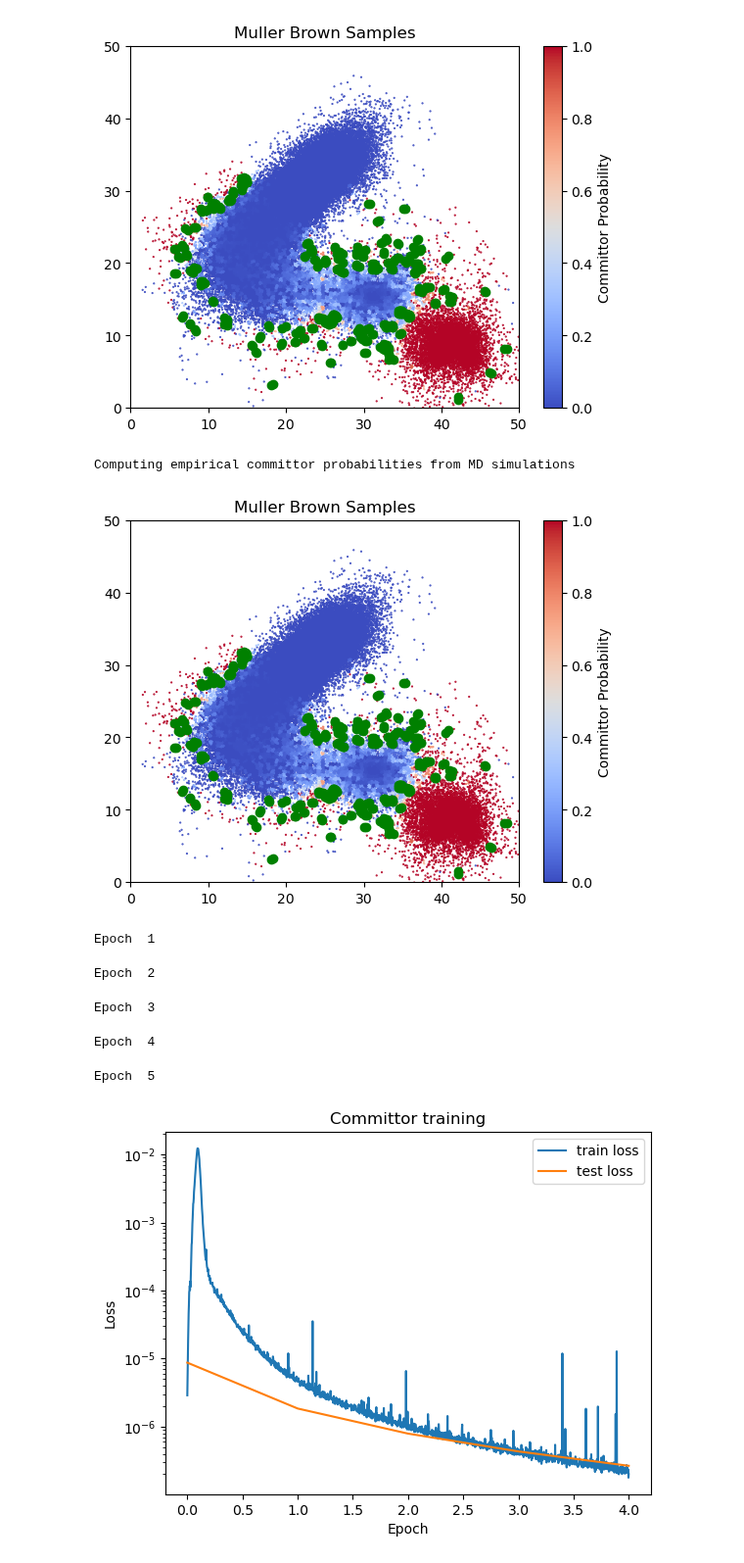
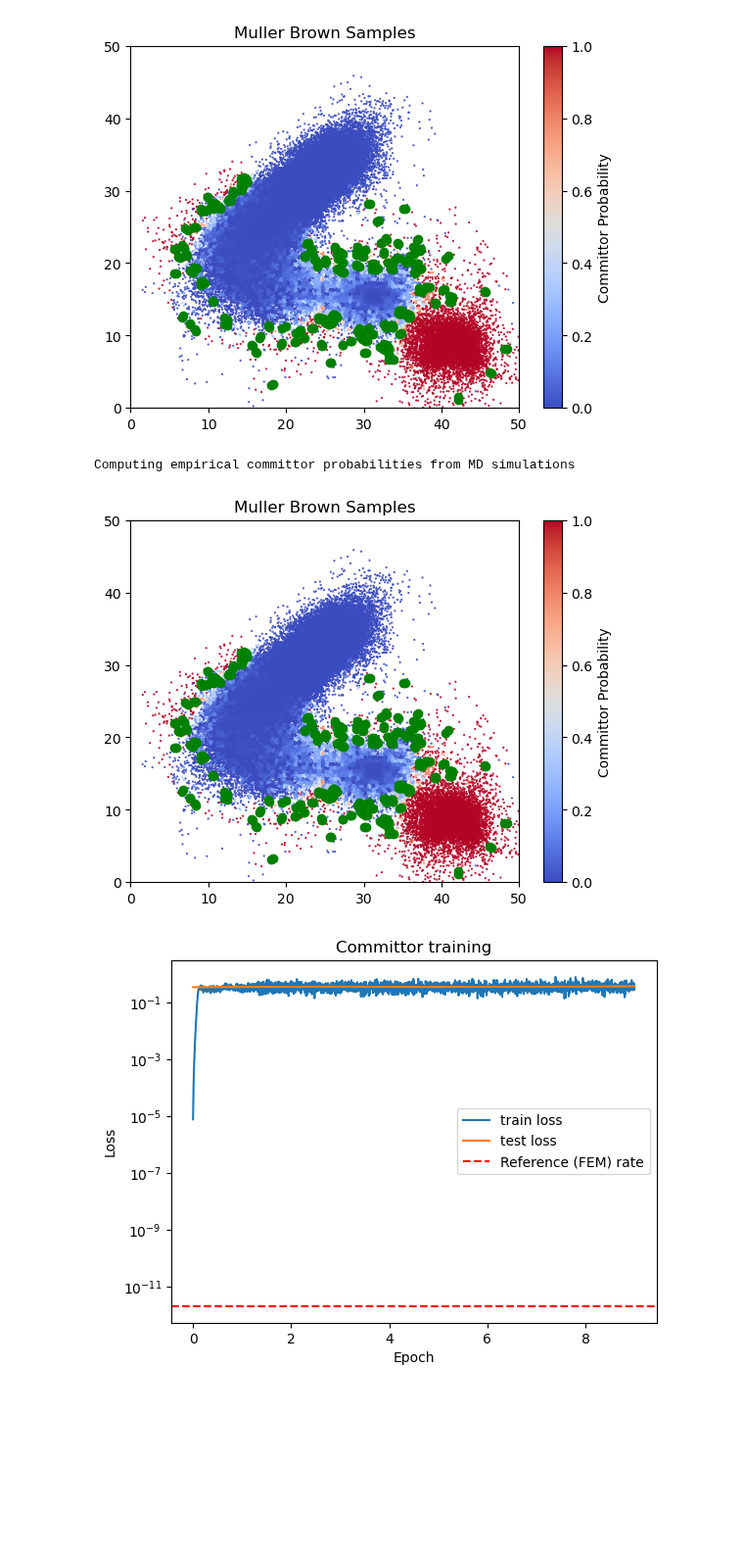
Before and after one commit to michael-psenka/OM-TPS, a Jupyter notebook: train_committor_mb.ipynb, the cells around one changed output. Shown at 98% size. Cells and saved outputs as stored; diff of their text form; code cells hidden in the pictures; blank space fills up the shorter version.

```diff
--- a/train_committor_mb.ipynb
+++ b/train_committor_mb.ipynb
@@ -60,7 +57,7 @@ def linear_warmup_cosine_decay_lr_scheduler(optimizer, warmup_steps, total_steps
     return torch.optim.lr_scheduler.LambdaLR(optimizer, lr_lambda)
 
 def plot_losses(
-    train_losses: np.ndarray, test_losses: np.ndarray, title: str
+    train_losses: np.ndarray, test_losses: np.ndarray, title: str, reference_rate=2.02e-12,
 ) -> None:
     plt.figure()
     n_epochs = len(test_losses) - 1
@@ -69,6 +66,7 @@ def plot_losses(
 
     plt.plot(x_train, train_losses, label="train loss")
     plt.plot(x_test, test_losses, label="test loss")
+    plt.axhline(reference_rate, color="r", linestyle="--", label="Reference (FEM) rate")
     plt.legend()
     plt.title(title)
     plt.xlabel("Epoch")
@@ -232,7 +230,7 @@ std = torch.tensor(mean).to(device).to(torch.float32)
 
 # Train the model on the sampled molecules
 batch_size = 1024
-n_epochs = 5
+n_epochs = 10
 max_data_size = 422000
 filter_transition = True
 sl_loss_coeff = 0.0
@@ -244,7 +242,7 @@ idxs = np.random.choice(gt_traj.shape[0], max_data_size, replace=False)
 optimizer = torch.optim.Adam(committor_model.parameters(), lr=1e-3)
 scheduler = linear_warmup_cosine_decay_lr_scheduler(optimizer, warmup_steps = 0, \
                                                         total_steps = n_epochs * int(0.8 * max_data_size / batch_size), \
-                                                        lr_min=0.9, lr_max=1.0)
+                                                        lr_min=1.0, lr_max=1.0)
 train_losses = []
 test_losses = []
 
@@ -253,13 +251,14 @@ gt_traj_keep = gt_traj[idxs]
 
 # Compute importance-sampling weights from likelihood estimate of the generative model
 
-energies = calculator.get_energy(gt_traj_keep)
-min_energy = energies.min()
-reweighting_factors_keep = torch.exp(-(energies - min_energy) / (units.kB * 700))
+# energies = calculator.get_energy(gt_traj_keep)
+# min_energy = energies.min()
+# reweighting_factors_keep = torch.exp(-(energies - min_energy) / (units.kB * 700))
 
-# log_probs = 5*torch.load("mb_log_probs.pt")
-# reweighting_factors_keep = torch.exp(log_probs)
-# reweighting_factors_keep = reweighting_factors_keep / reweighting_factors_keep.sum()
+log_probs = torch.load("mb_log_probs.pt")
+reweighting_factors_keep = torch.exp(log_probs)
+
+reweighting_factors_keep = reweighting_factors_keep / reweighting_factors_keep.sum()
 
 start_mask_keep = start_indicator.reshape(-1, 1)[idxs]
 end_mask_keep = end_indicator.reshape(-1, 1)[idxs]
@@ -273,10 +272,11 @@ train_dataloader = torch.utils.data.DataLoader(trainset, batch_size=batch_size,
 testset = torch.utils.data.TensorDataset(torch.tensor(x_test), torch.tensor(start_test), torch.tensor(end_test), torch.tensor(probs_test), torch.tensor(weight_test))
 test_dataloader = torch.utils.data.DataLoader(testset, batch_size=batch_size, shuffle=False)
 
-for e in range(n_epochs):
+for e in tqdm(range(n_epochs)):
     committor_model.train()
-    print("Epoch ", e+1)
-    for x, start, end, prob, weights in tqdm(train_dataloader):
+    # if e % 10 == 0:
+    #     print("Epoch ", e+1)
+    for x, start, end, prob, weights in train_dataloader:
         weights = weights.unsqueeze(-1).to(device)
         optimizer.zero_grad()
         x = x.to(device).requires_grad_(True)
@@ -351,36 +351,31 @@ for e in range(n_epochs):
         # if transition_mask.sum() > 0:
 
         batch_weights = weights[transition_mask]
         batch_weights = batch_weights / batch_weights.sum()
         grad_loss = (batch_weights * grad_prob.square().sum(-1, keepdim = True)[transition_mask]).sum()
         if start.sum() > 0:
             start_boundary_loss = (pred_prob**2)[start].mean()
         if start.sum() > 0:
             end_boundary_loss = ((1 - pred_prob)**2)[end].mean()
 
         sl_loss = (pred_prob - prob).square().mean()
 
         loss = sl_loss_coeff*sl_loss + start_loss_coeff*start_boundary_loss + end_loss_coeff*end_boundary_loss + grad_loss_coeff*grad_loss
 
         tls.append(grad_loss.detach().unsqueeze(-1))
 
     test_loss = torch.cat(tls).sum(0) / len(tls)
     test_losses.append(test_loss.unsqueeze(-1))
 
 
 train_losses = torch.cat(train_losses).cpu().numpy()
 test_losses = torch.cat(test_losses).cpu().numpy()
 
 plot_losses(train_losses, test_losses, "Committor training")
 
 # Save the model
 torch.save(committor_model, f"mb-committor-model.pt")
 # %% [output]
 Computing empirical committor probabilities from MD simulations
 [figure]
-Epoch  1
-Epoch  2
-Epoch  3
-Epoch  4
-Epoch  5
-[figure, old version]
+[figure, new version]
```
Also changed, not shown: parts of 5 cells of this notebook, 2 other files.
